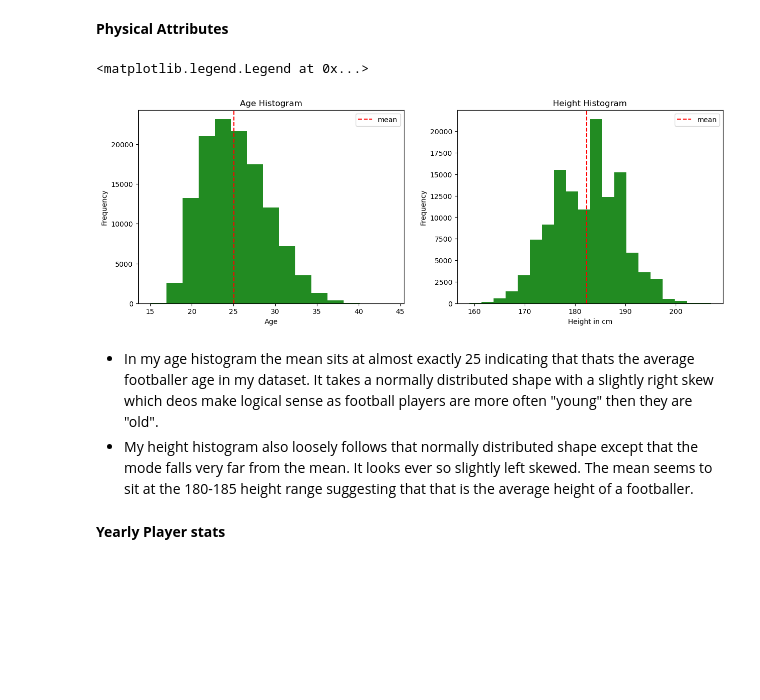
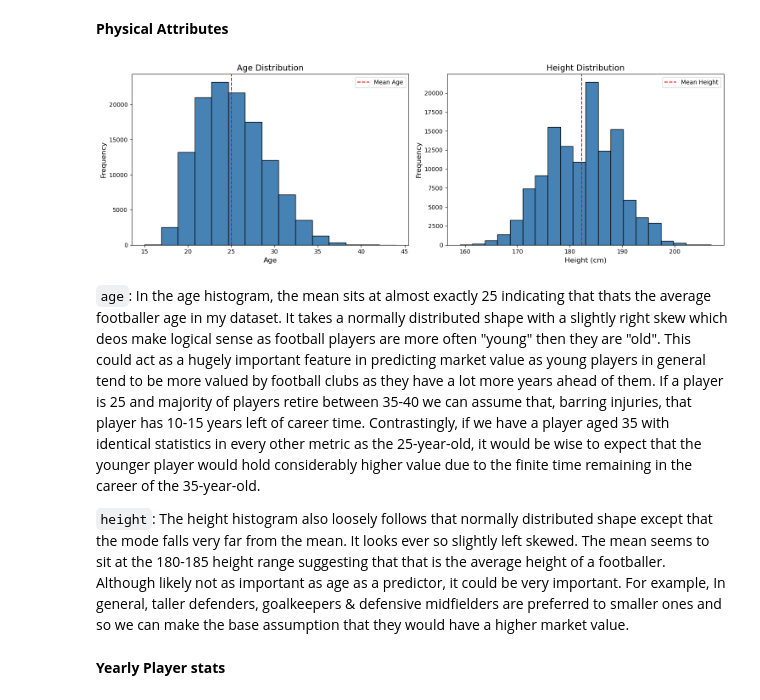
Before and after one commit to MohamedFarah12/The-Potential-Of-Football-Transfer-Valuations---Capstone-Project, a Jupyter notebook: notebooks/02-Exploratory Data Analysis.ipynb, the cells around one changed output. Saved outputs shown, nothing was run; the diff lists cells and outputs as text; code cells hidden in the pictures; blank space fills up the shorter version.

```diff
--- a/notebooks/02-Exploratory Data Analysis.ipynb
+++ b/notebooks/02-Exploratory Data Analysis.ipynb
@@ -59,32 +65,46 @@ plt.show()
 # %% [markdown]
 **Physical Attributes**
 # %%
-# make a subplot frame
-plt.subplots(1,2, figsize=(15, 5))
+#create a suplot
+plt.subplots(1, 2, figsize=(15, 5))
 
-#Age
+#age
 plt.subplot(1, 2, 1)
-plt.hist(fdf3["age"], bins=15,color="forestgreen")
-plt.axvline(fdf3["age"].mean(), color="red", linestyle="--", label="mean")
-plt.xlabel("Age")
-plt.ylabel("Frequency")
-plt.title("Age Histogram")
+#set up histogram
+plt.hist(fdf3["age"], bins=15, color="steelblue", edgecolor="black")
+#add mean line
+plt.axvline(fdf3["age"].mean(), color="red", linestyle="--", label="Mean Age")
+#add labels
+plt.xlabel("Age", fontsize=12)
+plt.ylabel("Frequency", fontsize=12)
+#add title
+plt.title("Age Distribution", fontsize=14)
 plt.legend()
 
-#Height
-plt.subplot(1,2,2)
-plt.hist(fdf3["height_in_cm"],bins=20,color="forestgreen")
-plt.axvline(fdf3["height_in_cm"].mean(),color="red",linestyle="--",label="mean")
-plt.xlabel("Height in cm")
-plt.ylabel("Frequency")
-plt.title("Height Histogram")
+#height
+plt.subplot(1, 2, 2)
+#set up histogram
+plt.hist(fdf3["height_in_cm"], bins=20, color="steelblue", edgecolor="black")
+#add mean line
+plt.axvline(fdf3["height_in_cm"].mean(), color="red", linestyle="--", label="Mean Height")
+#add labels
+
+plt.xlabel("Height (cm)", fontsize=12)
+plt.ylabel("Frequency", fontsize=12)
+#add title
+plt.title("Height Distribution", fontsize=14)
 plt.legend()
+
+plt.tight_layout()
+
+# Show the subplots
+plt.show()
 # %% [output]
-<matplotlib.legend.Legend at 0x...>
-[figure, old version]
+[figure, new version]
 # %% [markdown]
-* In my age histogram the mean sits at almost exactly 25 indicating that thats the average footballer age in my dataset. It takes a normally distributed shape with a slightly right skew which deos make logical sense as football players are more often "young" then they are "old".
-* My height histogram also loosely follows that normally distributed shape except that the mode falls very far from the mean. It looks ever so slightly left skewed. The mean seems to sit at the 180-185 height range suggesting that that is the average height of a footballer.
+`age`: In the age histogram, the mean sits at almost exactly 25 indicating that thats the average footballer age in my dataset. It takes a normally distributed shape with a slightly right skew which deos make logical sense as football players are more often "young" then they are "old". This could act as a hugely important feature in predicting market value as young players in general tend to be more valued by football clubs as they have a lot more years ahead of them. If a player is 25 and majority of players retire between 35-40 we can assume that, barring injuries, that player has 10-15 years left of career time. Contrastingly, if we have a player aged 35 with identical statistics in every other metric as the 25-year-old, it would be wise to expect that the younger player would hold considerably higher value due to the finite time remaining in the career of the 35-year-old.
+
+`height`: The height histogram also loosely follows that normally distributed shape except that the mode falls very far from the mean. It looks ever so slightly left skewed. The mean seems to sit at the 180-185 height range suggesting that that is the average height of a footballer. Although likely not as important as age as a predictor, it could be very important. For example, In general, taller defenders, goalkeepers & defensive midfielders are preferred to smaller ones and so we can make the base assumption that they would have a higher market value.
 # %% [markdown]
 **Yearly Player stats**
 # %%
```
Also changed, not shown: parts of 30 cells of this notebook, 4 other files.
